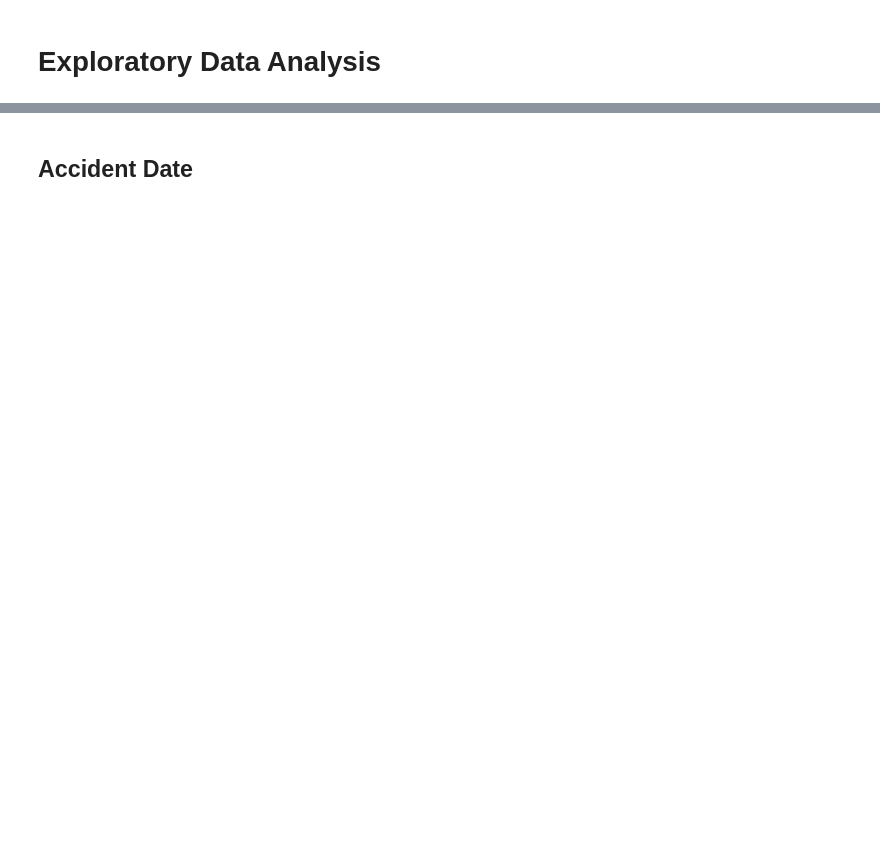
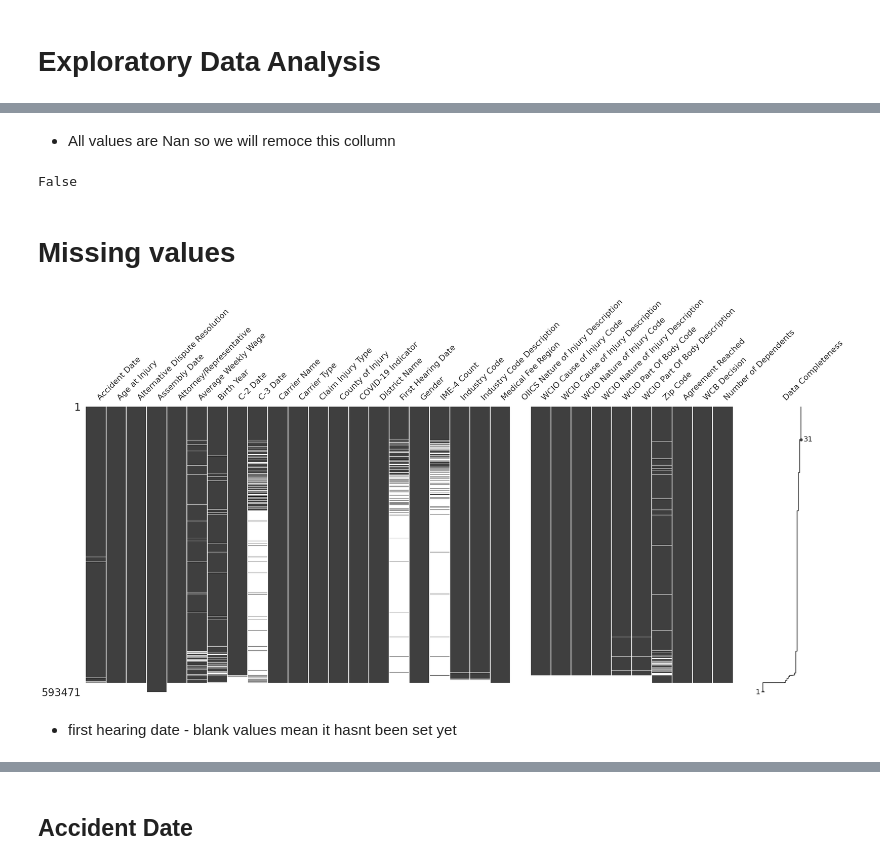
Before and after one commit to RLopes2327/Group17_ML2425, a Jupyter notebook: ZE_ML.ipynb, the cells around one changed output, grey strips where cells are left out. Drawn from its saved outputs; the diff is of its cells as text; code cells hidden in the pictures; blank space fills up the shorter version.

```diff
--- a/ZE_ML.ipynb
+++ b/ZE_ML.ipynb
@@ -534,0 +633,4 @@ data.describe(include='all').T
+# %%
+# Creating a copy of test_data to keep the original data intact
+data_train = df_train_data.copy()
+data_test = df_test_data.copy()
@@ -534,0 +699,3 @@ data.describe(include='all').T
+# %%
+data_train.set_index('Claim Identifier', inplace=True) #set Claim Identifier as index
+data_test.set_index('Claim Identifier', inplace=True)
@@ -534,0 +750,19 @@ data.describe(include='all').T
+# %% [markdown]
+- All values are Nan so we will remoce this collumn
+# %%
+# Remove "OIICS Nature of Injury Description"
+data = data_train.drop(columns=['OIICS Nature of Injury Description'])
+
+# Veify if was removed
+'OIICS Nature of Injury Description' in data.columns
+# %% [output]
+False
+# %% [markdown]
+# Missing values
+# %%
+
+msno.matrix(data_train, labels=True, sort="descending");
+# %% [output]
+[figure, added]
+# %% [markdown]
+- first hearing date - blank values mean it hasnt been set yet
```
Also changed, not shown: parts of 73 cells of this notebook.
